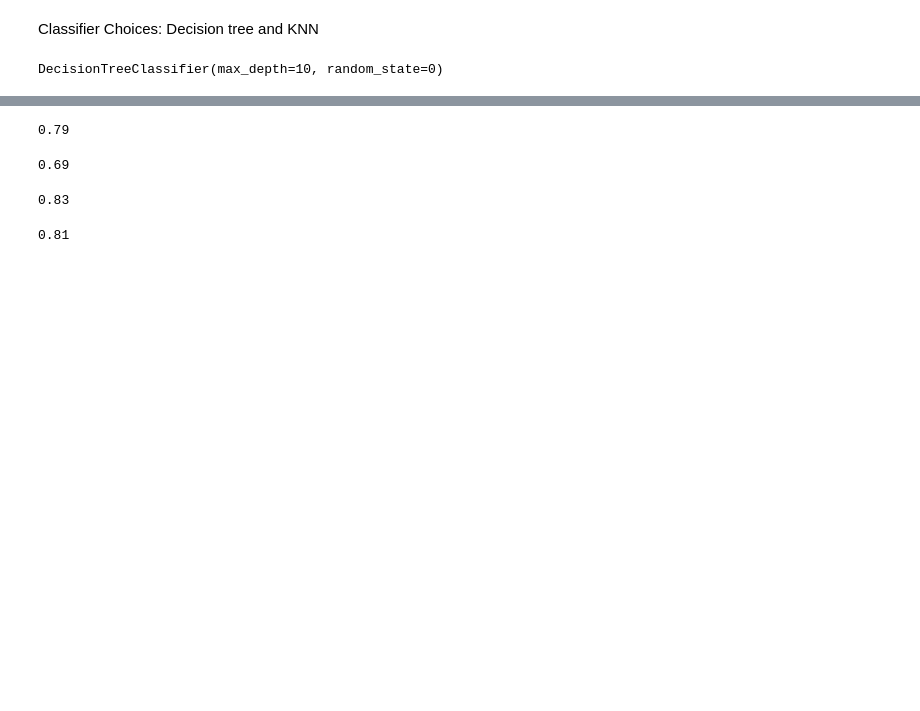
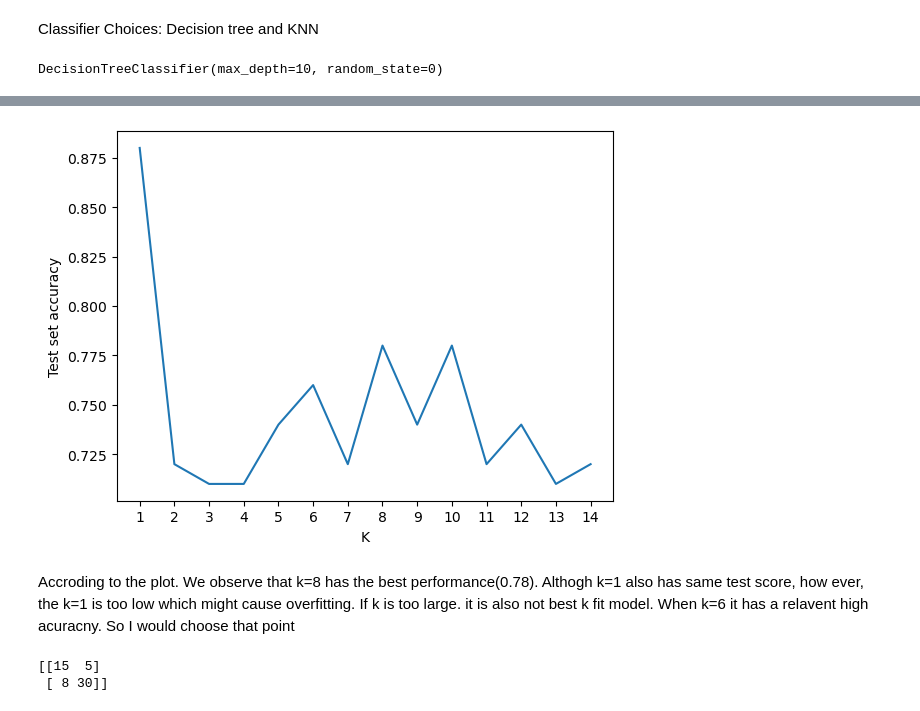
Before and after one commit to Babycarrot2001/3da, a Jupyter notebook: proj2.ipynb, the cells around one changed output, grey strips where cells are left out. Saved outputs shown, nothing was run; the diff lists cells and outputs as text; code cells hidden in the pictures; blank space fills up the shorter version.

```diff
--- a/proj2.ipynb
+++ b/proj2.ipynb
@@ -197,32 +258,18 @@ print(round(metrics.accuracy_score(y_test, pred5),2))
+# %%
+plt.plot(k_range, scores)
+plt.xlabel('K')
+plt.ylabel('Test set accuracy')
+plt.xticks(range(1,15))
+plt.show()
+# %% [output]
+[figure, added]
+# %% [markdown]
+Accroding to the plot. We observe that k=8 has the best performance(0.78). Althogh k=1 also has same test score, how ever, the k=1 is too low which might cause overfitting. If k is too large. it is also not best k fit model. When k=6 it has a relavent high acuracny. So I would choose that point
 # %%
-#k=3
-knn3 = neighbors.KNeighborsClassifier(n_neighbors = 3)
-knn3.fit(X_train, y_train)
-pred3 = knn3.predict(X_test)
-print(round(metrics.accuracy_score(y_test, pred3),2))
+knn8 = neighbors.KNeighborsClassifier(n_neighbors=8)
+knn8.fit(X_train, y_train)
+pred8 = knn8.predict(X_test)
+print(metrics.confusion_matrix(y_test, pred8).T)
 # %% [output]
-0.79
+[[15  5]
+ [ 8 30]]
-# %%
-#k=4
-knn4 = neighbors.KNeighborsClassifier(n_neighbors = 4)
-knn4.fit(X_train, y_train)
-pred4 = knn4.predict(X_test)
-print(round(metrics.accuracy_score(y_test, pred4),2))
-# %% [output]
-0.69
-# %%
-#k=6
-knn6 = neighbors.KNeighborsClassifier(n_neighbors = 6)
-knn6.fit(X_train, y_train)
-pred6 = knn6.predict(X_test)
-print(round(metrics.accuracy_score(y_test, pred6),2))
-# %% [output]
-0.83
-# %%
-#k=7
-knn7 = neighbors.KNeighborsClassifier(n_neighbors = 7)
-knn7.fit(X_train, y_train)
-pred7 = knn7.predict(X_test)
-print(round(metrics.accuracy_score(y_test, pred7),2))
-# %% [output]
-0.81
```
Also changed, not shown: parts of 26 cells of this notebook.
